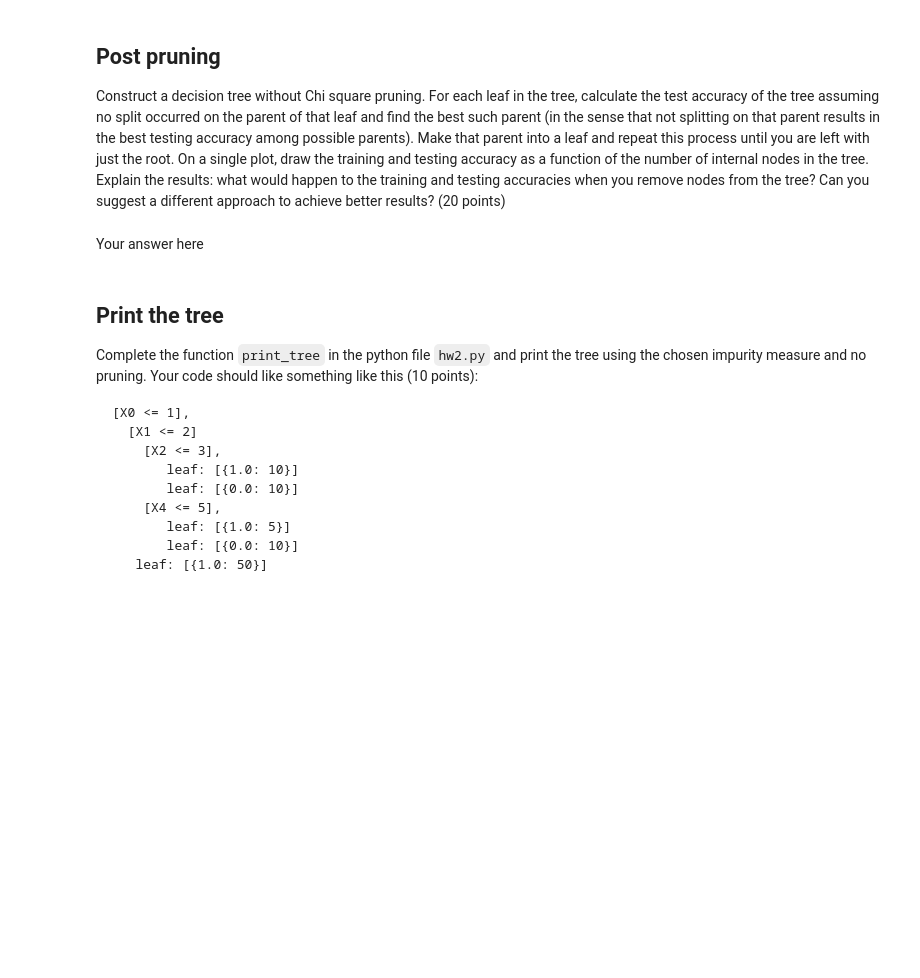
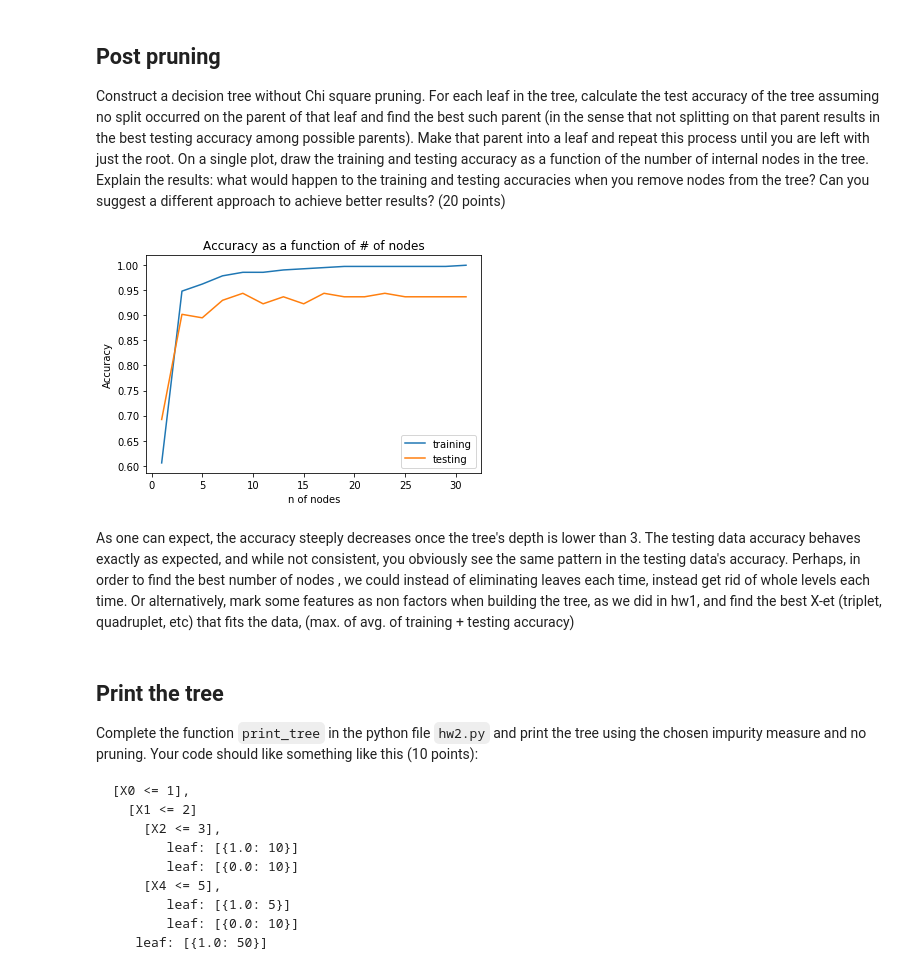
Before and after one commit to GalRabin/ML, a Jupyter notebook: hw2/hwa2.ipynb, the cells around one changed output. Cells and saved outputs as stored; diff of their text form; code cells hidden in the pictures; blank space fills up the shorter version.

```diff
--- a/hw2/hwa2.ipynb
+++ b/hw2/hwa2.ipynb
@@ -167,2 +173,0 @@ Construct a decision tree without Chi square pruning. For each leaf in the tree,
-# %% [markdown]
-Your answer here
@@ -169,3 +192,50 @@ Your answer here
+# %%
+
+leaves, count = get_leaves(root)
+post_training = [calc_accuracy(root, X_train)]
+post_testing = [calc_accuracy(root, X_test)]
+post_n_of_nodes = [count]
+
+while root.has_children():
+    best_parent = None
+    best_train_accuracy = 0
+    best_test_accuracy = 0
+    set_of_parents = set([leaf.parent for leaf in leaves if leaf.parent])
+    if not set_of_parents:
+        break
+    for parent in set_of_parents:
+        temp_children = parent.children[:]
+        parent.children = []
+        train = calc_accuracy(root, X_train)
+        test = calc_accuracy(root, X_test)
+        if train > best_train_accuracy:
+            best_parent = parent
+            best_train_accuracy = train
+            best_test_accuracy = test
+        parent.children = temp_children
+    for child in best_parent.children:
+        if child in leaves:
+            leaves.remove(child)
+            count -= 1
+    leaves.append(best_parent)
+    post_training.append(best_train_accuracy)
+    post_testing.append(best_test_accuracy)
+    post_n_of_nodes.append(count)
+# %%
+plt.plot(post_n_of_nodes, post_training)
+plt.plot(post_n_of_nodes, post_testing)
+plt.xscale('linear')
+plt.yscale('linear')
+plt.ylabel('Accuracy')
+plt.xlabel('n of nodes')
+plt.title('Accuracy as a function of # of nodes')
+plt.legend(['training', 'testing'])
+plt.show()
+# %% [output]
+[figure, added]
+# %% [markdown]
+As one can expect, the accuracy steeply decreases once the tree's depth is lower than 3. The testing data accuracy behaves exactly as expected, and while not consistent, you obviously see the same pattern in the testing data's accuracy.
+Perhaps, in order to find the best number of nodes , we could instead of eliminating leaves each time, instead get rid of whole levels each time. Or alternatively, mark some features as non factors when building the tree, as we did in hw1, and find the best X-et (triplet, quadruplet, etc) that fits the data, (max. of avg. of training + testing accuracy)
 # %% [markdown]
 ## Print the tree
 
```
Also changed, not shown: parts of 12 cells of this notebook, 1 other file.
